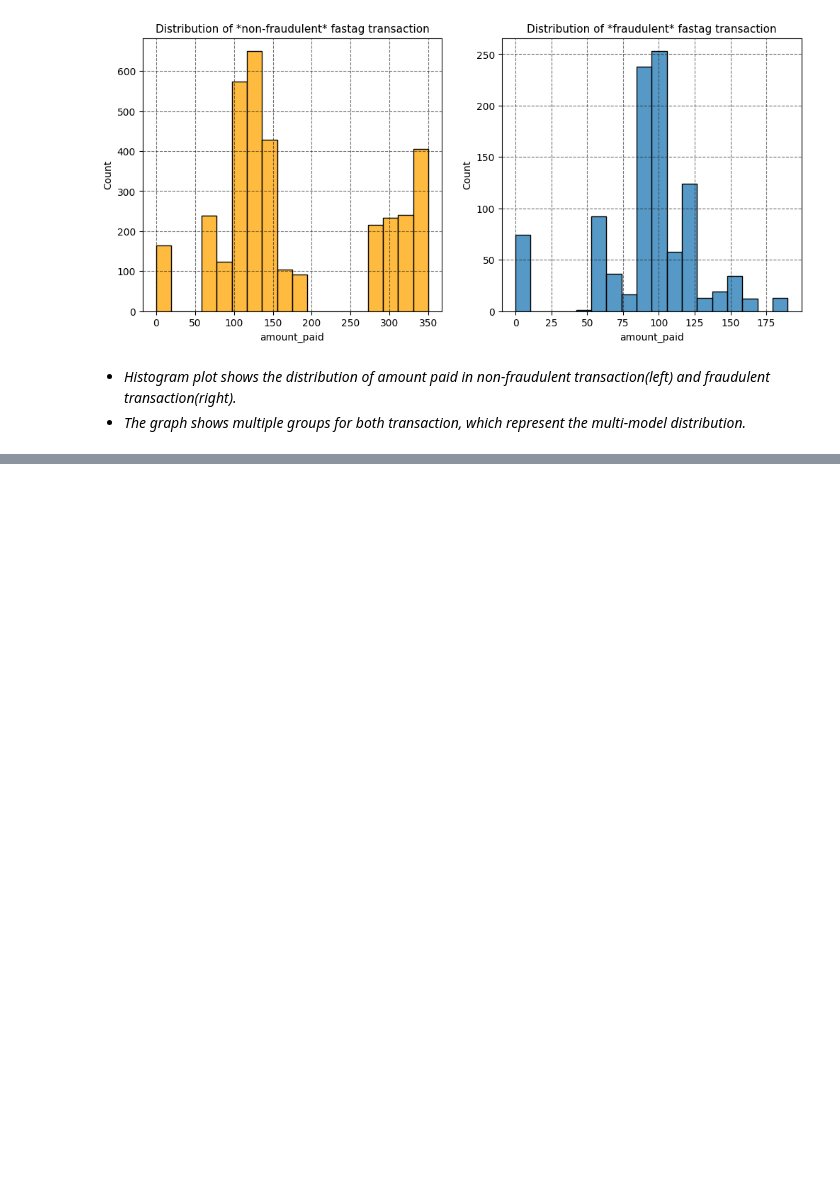
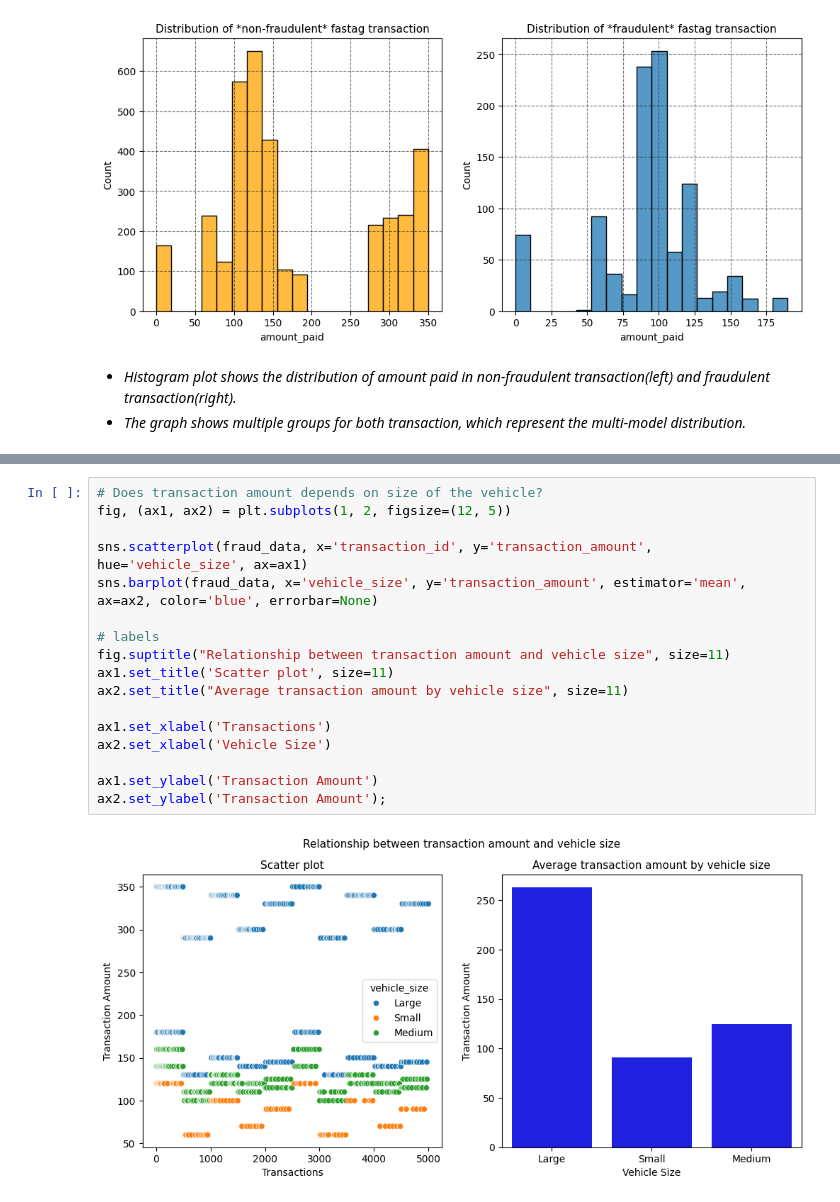
Before and after one commit to madhuri-15/Machine-learning-Projects, a Jupyter notebook: fastag-fraud-detection/fraud-detection.ipynb, the cells around one changed output, grey strips where cells are left out. Cells and saved outputs as stored; diff of their text form; blank space fills up the shorter version.

```diff
--- a/fastag-fraud-detection/fraud-detection.ipynb
+++ b/fastag-fraud-detection/fraud-detection.ipynb
@@ -399,0 +462,19 @@ To be Continue...
+# %%
+# Does transaction amount depends on size of the vehicle?
+fig, (ax1, ax2) = plt.subplots(1, 2, figsize=(12, 5))
+
+sns.scatterplot(fraud_data, x='transaction_id', y='transaction_amount', hue='vehicle_size', ax=ax1)
+sns.barplot(fraud_data, x='vehicle_size', y='transaction_amount', estimator='mean', ax=ax2, color='blue', errorbar=None)
+
+# labels
+fig.suptitle("Relationship between transaction amount and vehicle size", size=11)
+ax1.set_title('Scatter plot', size=11)
+ax2.set_title("Average transaction amount by vehicle size", size=11)
+
+ax1.set_xlabel('Transactions')
+ax2.set_xlabel('Vehicle Size')
+
+ax1.set_ylabel('Transaction Amount')
+ax2.set_ylabel('Transaction Amount');
+# %% [output]
+[figure, added]
```
Also changed, not shown: parts of 54 cells of this notebook, 1 other file.
